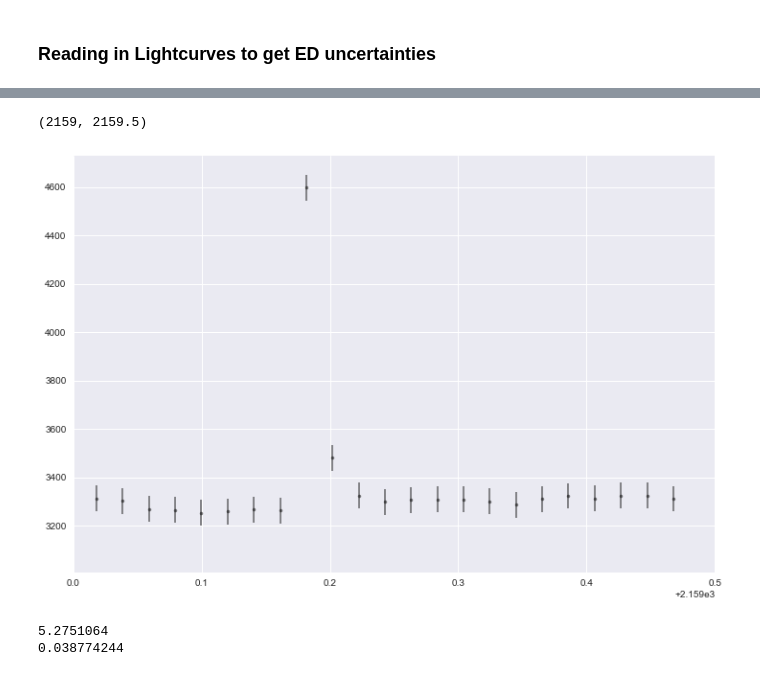
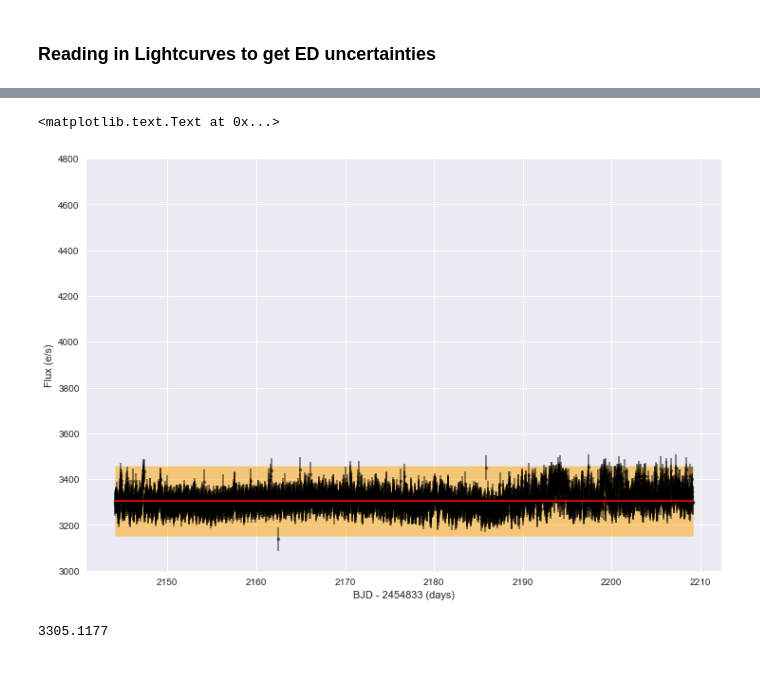
Before and after one commit to RileyWClarke/BiancoGroup, a Jupyter notebook: BiancoSummer2019.ipynb, the cells around one changed output, grey strips where cells are left out. Drawn from its saved outputs; the diff is of its cells as text; code cells hidden in the pictures.

```diff
--- a/BiancoSummer2019.ipynb
+++ b/BiancoSummer2019.ipynb
@@ -959,20 +968,5 @@ flr_times1 = list(table3['Ptime'][star1])
-# %%
-fig, ax = plt.subplots()
-fig.set_size_inches(12., 8.)
-
-# Plot the timeseries in black circles.
-#ax.plot(k2_bjds, pdcsap_fluxes, 'ko')
-ax.errorbar(k2_bjds, pdcsap_fluxes,
-             yerr=pdcsap_fluxes_err*10, fmt='.', color='k', alpha=0.5)
-ax.set_xlim(2159 , 2159.5)
-# %% [output]
-(2159, 2159.5)
-[figure, removed]
 # %%
-fluxnans = np.where(np.isnan(pdcsap_fluxes) == False)[0]
-fluxerrnans = np.where(np.isnan(pdcsap_fluxes_err) == False)[0]
-print(np.mean(pdcsap_fluxes_err[fluxerrnans][star1]))
-print(np.std(pdcsap_fluxes_err[fluxerrnans][star1]))
+#Filtering nans from data
+flux = pdcsap_fluxes[np.where(np.isnan(pdcsap_fluxes) == False)[0]]
+fluxerr = pdcsap_fluxes_err[np.where(np.isnan(pdcsap_fluxes_err) == False)[0]]
+bjd = k2_bjds[np.where(np.isnan(k2_bjds) == False)[0]]
-# %% [output]
-5.2751064
-0.038774244
@@ -980,0 +973,27 @@ ED = np.trapz( (Ff-Fc) / Fc)
+# %%
+fluxclip = np.where(flux < (np.median(flux) + 3 * flux.std()))
+
+
+fig, ax = plt.subplots()
+fig.set_size_inches(12., 8.)
+
+
+ax.plot(bjd[fluxclip], np.full(len(bjd[fluxclip]),np.median(flux[fluxclip])), c='red',zorder=3)
+ax.fill_between(bjd[fluxclip],np.full(len(bjd[fluxclip]),np.median(flux[fluxclip])) - 3 * flux.std(),
+                                      np.full(len(bjd[fluxclip]),np.median(flux[fluxclip])) + 3 * flux.std(),
+                color='orange', alpha=0.5)
+ax.errorbar(bjd[fluxclip], flux[fluxclip],
+             yerr=fluxerr[fluxclip]*10, fmt='.', color='k',alpha=0.5)
+
+
+ax.set_ylim(3000,4800)
+ax.set_ylabel("Flux (e/s)")
+ax.set_xlabel("BJD - 2454833 (days)")
+# %% [output]
+<matplotlib.text.Text at 0x...>
+[figure, added]
+# %%
+Fc = np.median(flux[fluxclip])
+Fc
+# %% [output]
+3305.1177
```
Also changed, not shown: parts of 11 cells of this notebook, 7 other files.
